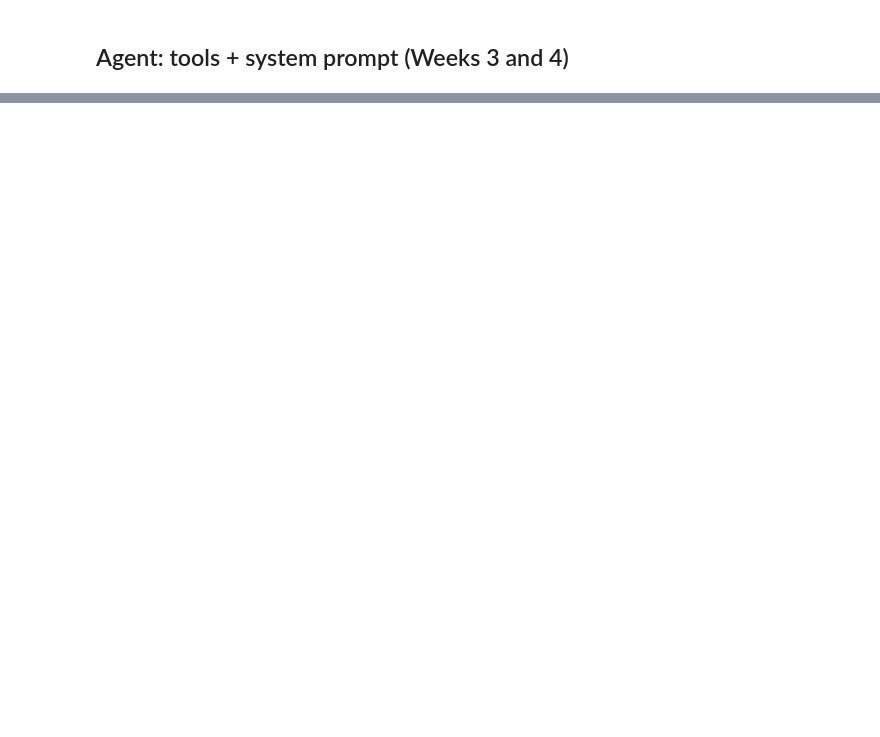
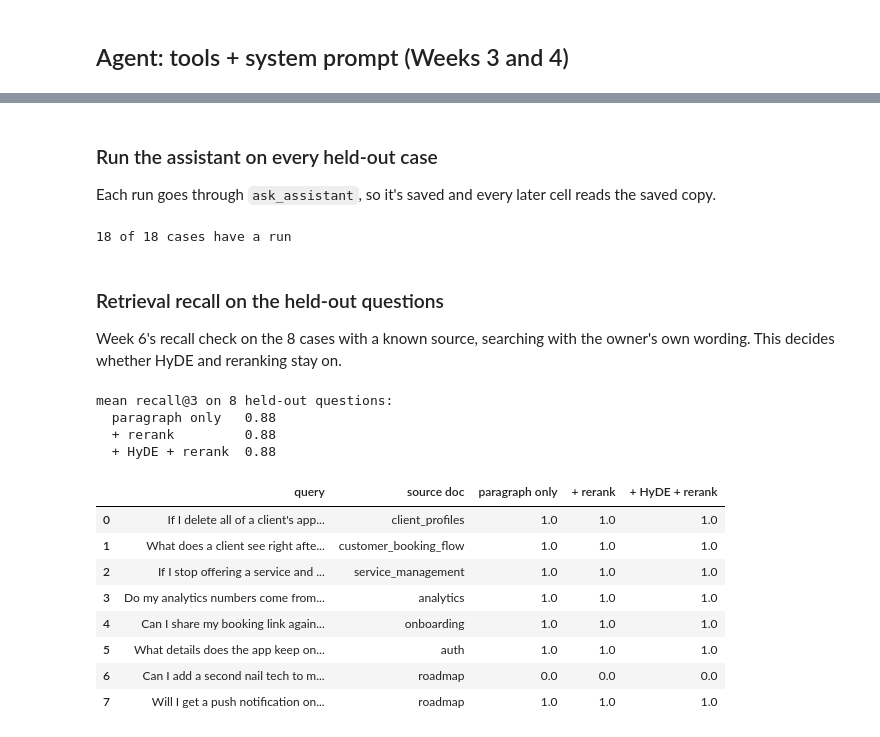
Before and after one commit to BenMillerDev/Applied-LLM-Systems, a Jupyter notebook: week-8/week8_capstone.ipynb, the cells around one changed output, grey strips where cells are left out. Drawn from its saved outputs; the diff is of its cells as text; code cells hidden in the pictures; blank space fills up the shorter version.

Commit message:
Completed Part 3

```diff
--- a/week-8/week8_capstone.ipynb
+++ b/week-8/week8_capstone.ipynb
@@ -878,12 +925,2 @@ The same Saturday question asked as `salon-owner-2` should get that salon's answ
-# %%
-safety_checks = [
-  ('get_available_slots', {'date':'2026-10-17','service_ids':['gel-manicure']}, 'salon-owner-2'),   # expect 1:30 PM to 3:00 PM
-  ('get_salon_settings',  {'owner_id':'salon-owner-2'},                         OWNER_ID),          # model tries to pick the salon
-  ('get_salon_settings',  {},                                                   'salon-owner-9'),   # no such salon
-]
-for tool_name, arguments, owner_id in safety_checks:
-    result = dispatch(tool_name, arguments, owner_id=owner_id)
-    status = 'OK ' if result['ok'] else 'ERR'
-    print(f'[{status}] as {owner_id}: {tool_name}({arguments}) -> {json.dumps(result, allow_nan=False)}')
 # %% [markdown]
 ## Agent: tools + system prompt (Weeks 3 and 4)
@@ -894,8 +931,8 @@ Week 3's pattern: the prompt lives in a versioned file (`prompts/assistant_v1.md
 # %%
-def load_prompt(version):
+def load_prompt(prompt_name, version):
     # prompt files are the actual versioned artifact -- read from disk the
     # same way any other file under version control would be
-    prompt_path = PROMPTS_DIR / f'assistant_{version}.md'
+    prompt_path = PROMPTS_DIR / f'{prompt_name}_{version}.md'
     return prompt_path.read_text()
 
 
@@ -910,7 +947,7 @@ def build_system_prompt(prompt_file_text, now):
     return system_prompt.strip().replace('{today}', today_text)
 
 
-SYSTEM_PROMPT = build_system_prompt(load_prompt(PROMPT_VERSION), NOW)
+SYSTEM_PROMPT = build_system_prompt(load_prompt('assistant', PROMPT_VERSION), NOW)
 print(f'{PROMPT_VERSION} system prompt: {len(SYSTEM_PROMPT)} chars')
 print()
 print('--- first 400 chars ---')
@@ -1051,6 +1103,11 @@ def parse_answer(final_text):
 def run_cache_key(question, owner_id):
     """Every setting that can change a run's result, joined into one string."""
     settings = [MODEL, PROMPT_VERSION, f'hyde={USE_HYDE}', f'rerank={USE_RERANK}', owner_id, question]
+    # Chunking became a setting in Part 3. Every run saved before that used
+    # 'paragraph', so it's only added to the key when it's something else --
+    # that keeps the Part 1 and Part 2 runs valid instead of rerunning them.
+    if CHUNKING != 'paragraph':
+        settings.insert(4, f'chunking={CHUNKING}')
     return '|'.join(settings)
 
 
@@ -1145,0 +1386,45 @@ for question in EXAMPLE_QUESTIONS:
+# %% [markdown]
+### Run the assistant on every held-out case
+
+Each run goes through `ask_assistant`, so it's saved and every later cell reads the saved copy.
+# %%
+eval_runs = {}
+for case in EVAL_CASES:
+    run = ask_assistant(case['question'], owner_id=case['owner_id'])
+    if run is None:
+        print(f"[API-BLOCKED] case {case['id']}: no saved run")
+        continue
+    eval_runs[case['id']] = run
+
+print(f'{len(eval_runs)} of {len(EVAL_CASES)} cases have a run')
+# %% [output]
+18 of 18 cases have a run
+# %% [markdown]
+### Retrieval recall on the held-out questions
+
+Week 6's recall check on the 8 cases with a known source, searching with the owner's own wording. This decides whether HyDE and reranking stay on.
+# %%
+held_out_retrieval_questions = []
+for case in EVAL_CASES:
+    if case['fact'] is not None:
+        held_out_retrieval_questions.append((case['question'], case['fact'], case['source_doc']))
+
+held_out_recall_table = build_recall_table(held_out_retrieval_questions, RETRIEVAL_SETTINGS)
+print(f'mean recall@{TOP_K} on {len(held_out_retrieval_questions)} held-out questions:')
+for setting_name in RETRIEVAL_SETTINGS:
+    print(f'  {setting_name:16s} {held_out_recall_table[setting_name].mean():.2f}')
+held_out_recall_table
+# %% [output]
+mean recall@3 on 8 held-out questions:
+  paragraph only   0.88
+  + rerank         0.88
+  + HyDE + rerank  0.88
+|  | query | source doc | paragraph only | + rerank | + HyDE + rerank |
+| 0 | If I delete all of a client's app... | client_profiles | 1.0 | 1.0 | 1.0 |
+| 1 | What does a client see right afte... | customer_booking_flow | 1.0 | 1.0 | 1.0 |
+| 2 | If I stop offering a service and ... | service_management | 1.0 | 1.0 | 1.0 |
+| 3 | Do my analytics numbers come from... | analytics | 1.0 | 1.0 | 1.0 |
+| 4 | Can I share my booking link again... | onboarding | 1.0 | 1.0 | 1.0 |
+| 5 | What details does the app keep on... | auth | 1.0 | 1.0 | 1.0 |
+| 6 | Can I add a second nail tech to m... | roadmap | 0.0 | 0.0 | 0.0 |
+| 7 | Will I get a push notification on... | roadmap | 1.0 | 1.0 | 1.0 |
```
Also changed, not shown: parts of 74 cells of this notebook.
